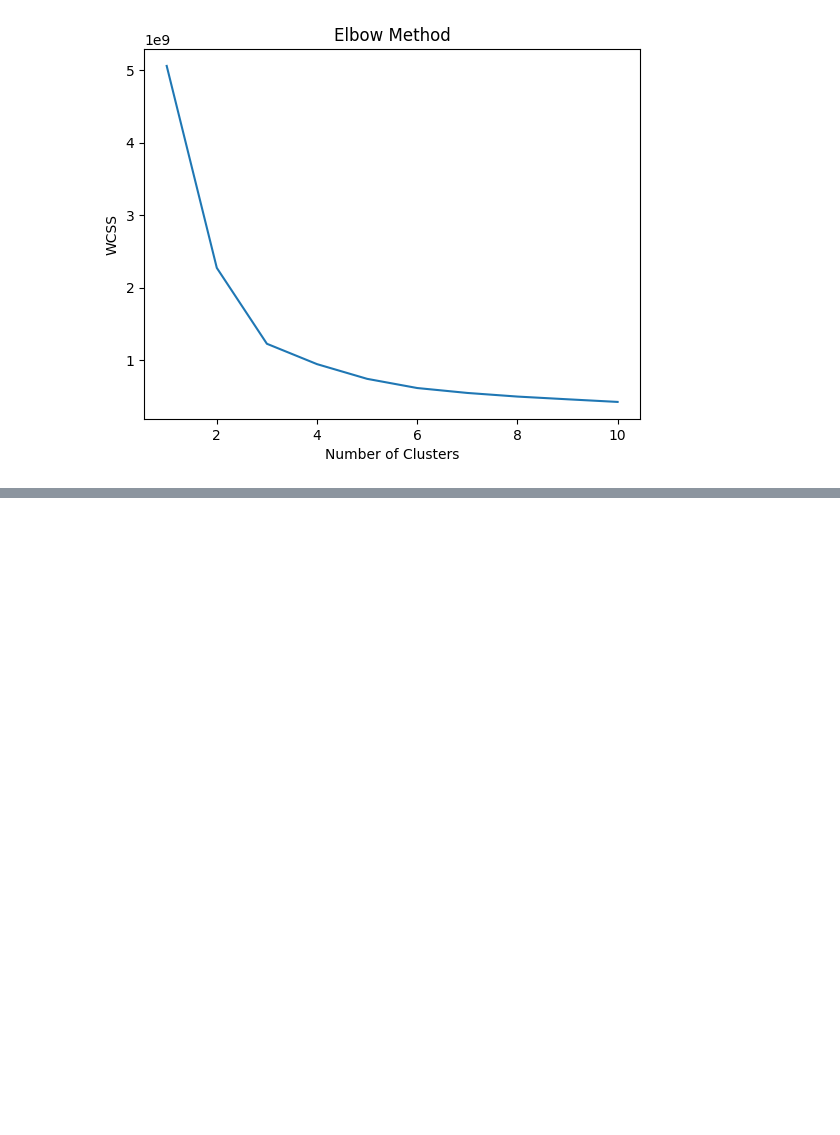
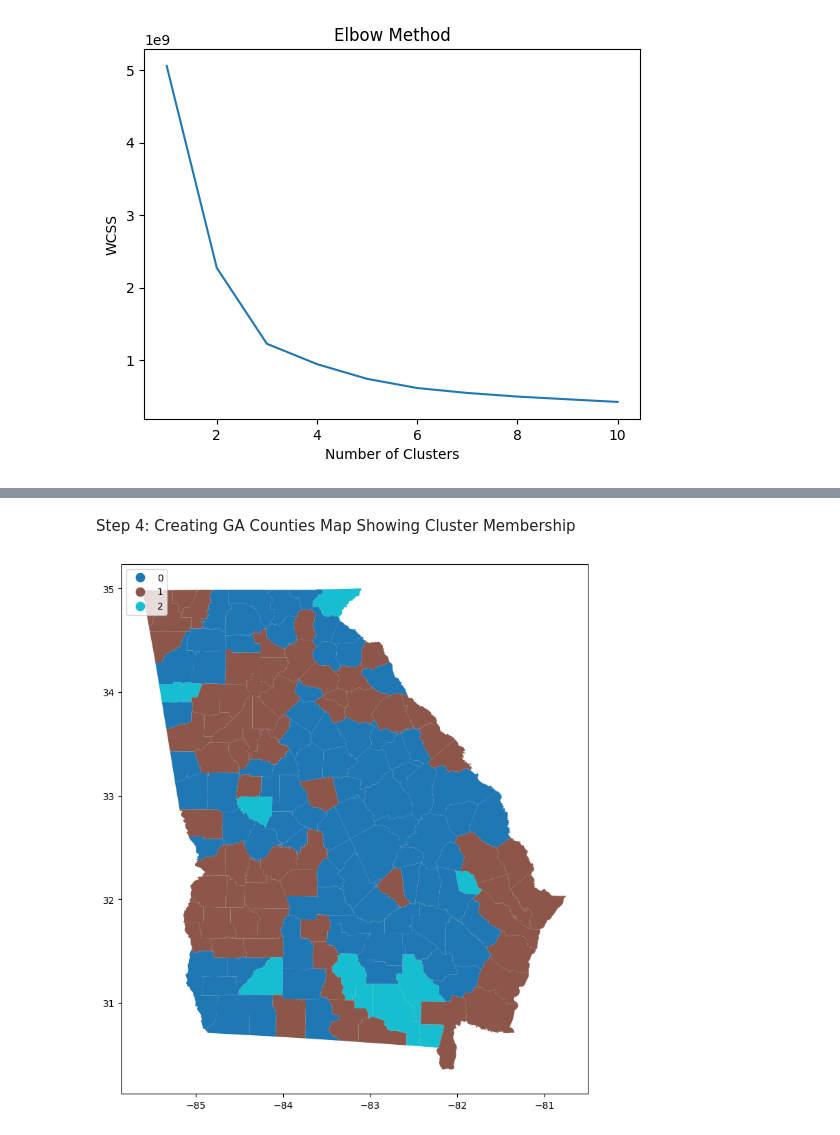
Before and after one commit to nikita-jha/BastosLab, a Jupyter notebook: ML_Analysis/clustering.ipynb, the cells around one changed output, grey strips where cells are left out. Cells and saved outputs as stored; diff of their text form; code cells hidden in the pictures; blank space fills up the shorter version.

```diff
--- a/ML_Analysis/clustering.ipynb
+++ b/ML_Analysis/clustering.ipynb
@@ -185,0 +232,16 @@ Dropped Data
+# %%
+# Assume 'cluster_labels' is the array of cluster labels from you k-means fitting
+# Add the cluster variables to the original data frame with identifiers
+
+values_data_imputed['Cluster'] = cluster_labels
+
+values_data_imputed.to_csv("values_data_imputed.csv", index=False)
+
+
+sample_clusters = values_data_imputed[['County', 'Year', 'Cluster']].head(10)
+
+print(sample_clusters)
+
+
+# Add new chunk - make a plot where we have cluster_id on x axis and one of the variables used for clustering
+# on the y-axis and we can plot that as boxplots.
@@ -185,0 +273,24 @@ Dropped Data
+# %% [markdown]
+Step 4: Creating GA Counties Map Showing Cluster Membership
+# %%
+import geopandas as gpd
+import matplotlib.pyplot as plt
+
+#Load the shapefile for Georgia Counties
+geo_data = gpd.read_file('./Counties_Georgia/Counties_Georgia.shp')
+
+
+# Filter your clustering results for the year 2022
+specific_year_data = values_data_imputed[values_data_imputed['Year'] == 2022]
+
+# Join the geographical data with the cluster data
+merged_data = geo_data.set_index('NAME10').join(specific_year_data.set_index('County'))
+
+#print(merged_data['Year'])
+
+# Plotting the map
+fig, ax = plt.subplots(1, 1, figsize=(10, 10))
+merged_data.plot(column='Cluster', ax=ax, legend=True, categorical=True, legend_kwds={'loc': 'upper left'})
+plt.show()
+# %% [output]
+[figure, added]
```
Also changed, not shown: parts of 7 cells of this notebook, 8 other files.
